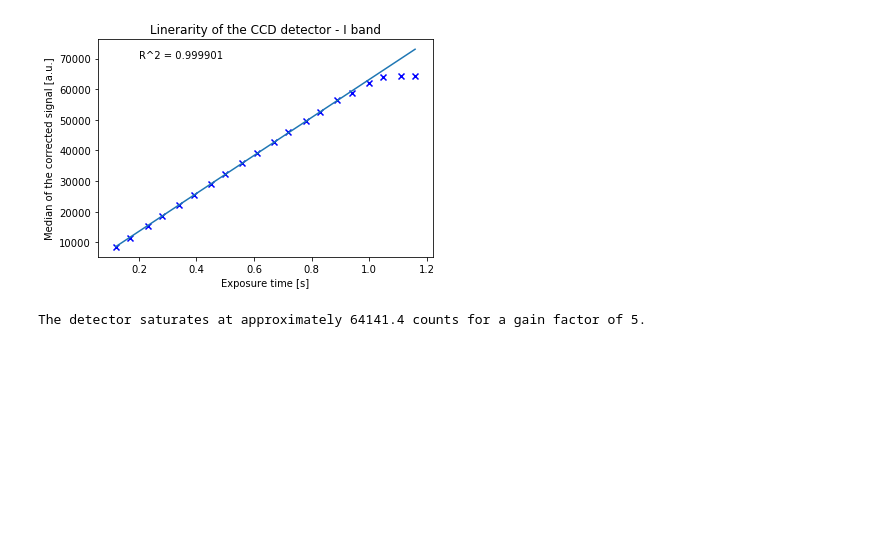
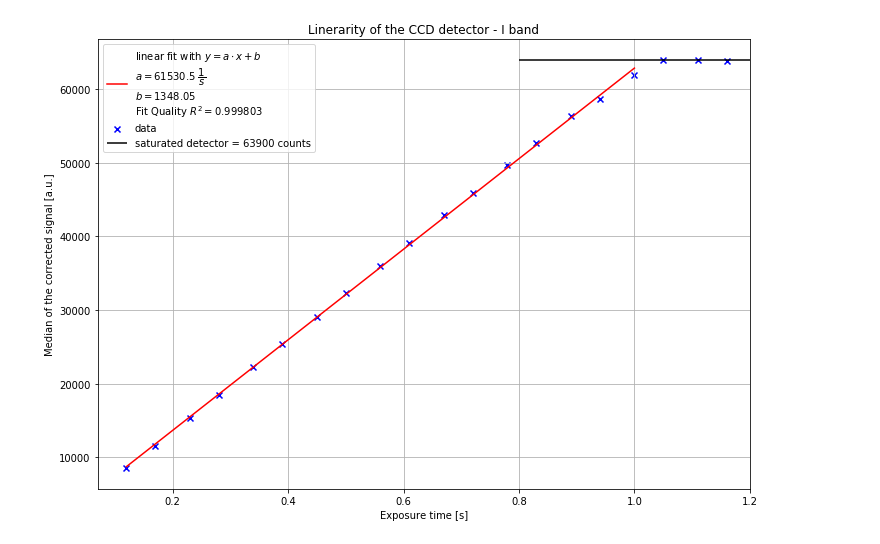
Before and after one commit to anananlyjlyj/physics-FP-Uni-HD, a Jupyter notebook: F30 Stellar CCD Photometry/CCD.ipynb, the cells around one changed output. Cells and saved outputs as stored; diff of their text form; code cells hidden in the pictures; blank space fills up the shorter version.

```diff
--- a/F30 Stellar CCD Photometry/CCD.ipynb
+++ b/F30 Stellar CCD Photometry/CCD.ipynb
@@ -53,17 +96,12 @@ for idx, hdu in enumerate(dark.hdus(save_with_name = "-bias", save_location = '.
 # %%
 # Extract the median dark current values of the bias-subtracted FITS files of the dark measurements
-dark_no_bias = IFC('.\Template_scripts\darks-bias\\',glob_include='dark_*', keywords=['datamedi', 'datastdv'])
+path = r".\Template Scripts\darks-bias"
+dark_no_bias = IFC(path,glob_include='dark_*', keywords=['datamedi', 'datastdv'])
 
 med_no_bias = []
 stddev_no_bias = []
 # use program ds9 we read the image region for dark_0000.fits is about (row[30:1014] colomn[0:1010])
 for hdu in dark_no_bias.hdus():
-    img = CCDData(hdu.data[30:1014,0:1010], unit="electron")
+    img = CCDData(hdu.data[0:1024,0:1020], unit="electron")
     med_no_bias.append(np.median(np.asarray(img)))
     stddev_no_bias.append(np.std(np.asarray(img)))
-
-# Determine the bias and its scatter for two images, one at the beginning of the experiment and one at the end.
-print("Bias of the 0. image: ", bias_med[0], "+/-", round(bias_std[0],1))
-print("Bias of the last image: ", bias_med[-1], "+/-", round(bias_std[-1],1))
-print("Scatter of the 0. image: ", med_no_bias[0], "+/-", round(stddev_no_bias[0],1))
-print("Scatter of the last image: ", med_no_bias[-1], "+/-", round(stddev_no_bias[-1],1))
@@ -231,42 +351,49 @@ The detector saturates at approximately 64160.3 counts for a gain factor of 5.
 # %%
 # from sensitivity measurement read exposure time
 # TODO: why it measured twice with _1_ and _2_ ?
-sen = IFC('.\Template_scripts\sensitivity\\',glob_include='sensitivity_I_1_*',keywords=['exptime'])
-sen2 = IFC('.\Template_scripts\sensitivity\\',glob_include='sensitivity_I_2_*',keywords=['exptime'])
+path = r".\Template Scripts\sensitivity"
+sen = IFC(path,glob_include='sensitivity_I_1_*',keywords=['exptime'])
+sen2 = IFC(path,glob_include='sensitivity_I_2_*',keywords=['exptime'])
 exptime_sen = sen.summary['exptime'].data
 
-sen_list = []
-sen_med_bias = []
-sen_stddev_bias = []
+
 sen_med_ff = []
 sen_stddev_ff = []
+
 for idx, hdu in enumerate(sen.hdus()):
     dat = CCDData(hdu.data, unit="electron")
     # bias correction
-    dat.data = dat.data - bias_last
-    sen_med_bias.append(np.median(dat.data))
-    sen_stddev_bias.append(np.std(dat.data))
+    bias = np.median(CCDData(hdu.data[0:1024,1025:1050], unit="electron"))
+    dat.data = dat.data - bias
     # flat field correction
-    dat.data = dat.data/master_flat_I
-    sen_med_ff.append(np.median(dat.data))
-    sen_stddev_ff.append(np.std(dat.data))
+    dat.data = dat.divide(master_flat_I)
+    sen_med_ff.append(np.nanmedian(dat.data))
+    sen_stddev_ff.append(np.nanstd(dat.data))
 
-# Verify the linearity of the chip by plotting the signal of each flat-field-corrected image against its integration time
-plt.scatter(exptime_sen, sen_med_ff, marker='x', color='blue', label = 'data')
-# Determine the deviation from a perfect linear relationship and specify the intensity where saturation sets in
-slope, intercept, r_value, p_value, std_err = linregress(exptime_sen[:-4], sen_med_ff[:-4])
-plt.plot(exptime_sen, slope*exptime_sen+intercept)
-plt.text(0.2, 7e4, "R^2 = "+str(round(r_value,6)))
+# Verify the linearity of the chip by plotting the signal  against integration time
+plt.scatter(exptime_sen, sen_med_ff,marker='x', color='blue', label = 'data')
+# Determine the deviation from a perfect linear relationship and specify the intensity at saturation
+slope, intercept, r_value, p_value, std_err = linregress(exptime_sen[:-3], sen_med_ff[:-3])
+plt.plot(exptime_sen[:-3], slope*exptime_sen[:-3]+intercept,color='red', label='\n'.join([
+    "linear fit with $y = a \cdot x + b $",
+    "$a = $"+str(round(slope,2))+r" $\dfrac{1}{s}$",
+    "$b = $"+str(round(intercept,2)),
+    "Fit Quality $R^2 = $"+str(round(r_value,6))]))
+plt.hlines(np.average(sen_med_ff[-3:]),xmin=0.8,xmax=1.3, label='saturated detector = '+
+          str(int(round(np.average(sen_med_ff[-3:]),-2)))+" counts")
+plt.legend()
+plt.grid()
+plt.xlim(0.07,1.2)
 plt.title("Linerarity of the CCD detector - I band")
 plt.ylabel("Median of the corrected signal [a.u.]")
 plt.xlabel("Exposure time [s]")
+plt.gcf().set_size_inches(11.69, 8.27)
+plt.savefig(r".\pictures\LinearityIFilter.png",)
 plt.show()
-print("The detector saturates at approximately", round(np.average(sen_med_ff[-3:]),1),"counts for a gain factor of 5.")
 
 # Estimate the error of the measurement from the standard deviation of the pixel values. (how?)
 # %% [output]
-[figure, old version]
+[figure, new version]
-The detector saturates at approximately 64141.4 counts for a gain factor of 5.
 # %%
 # Sensitivity of the detector and noise properties
 # TODO: not so sure about that part
```
Also changed, not shown: parts of 10 cells of this notebook, 22 other files.
